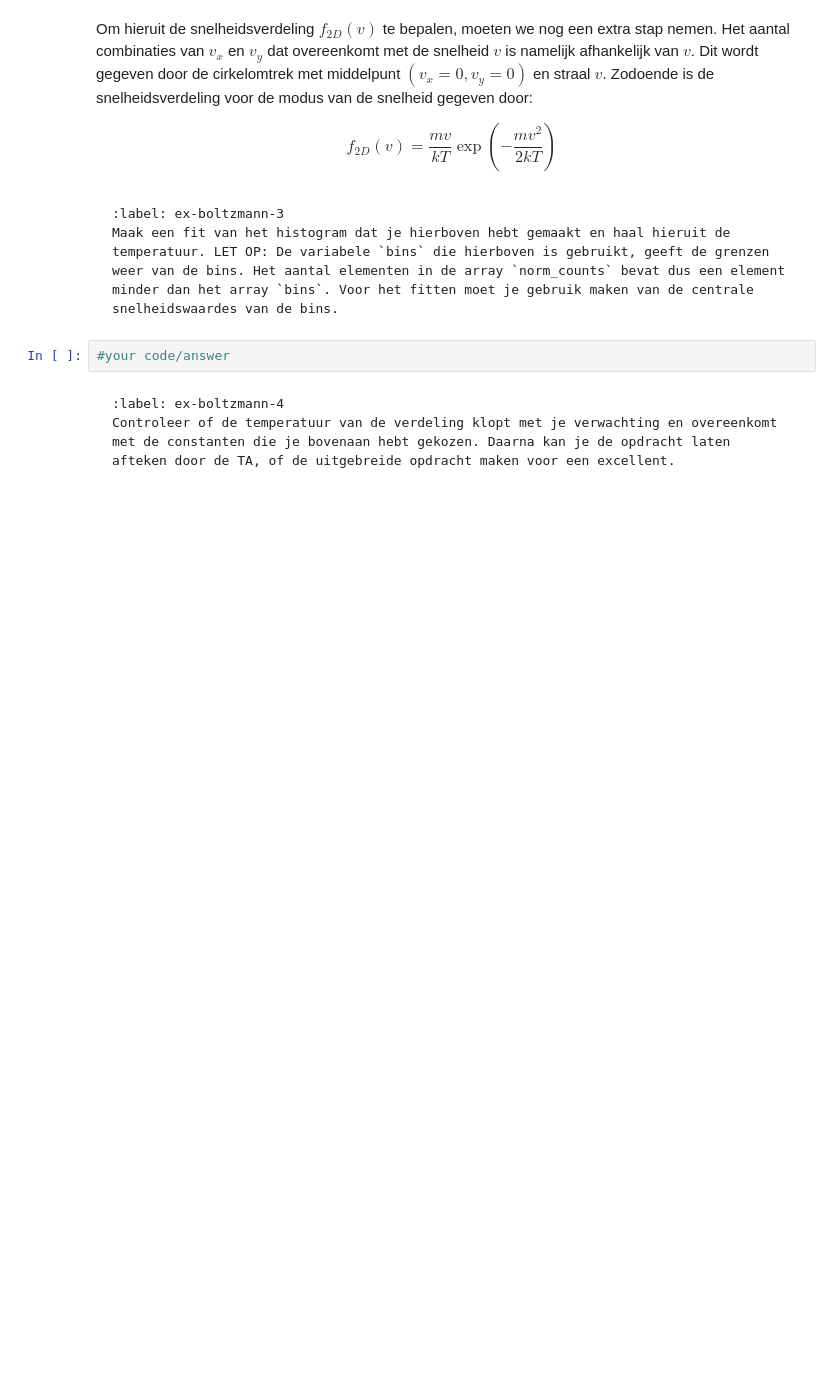
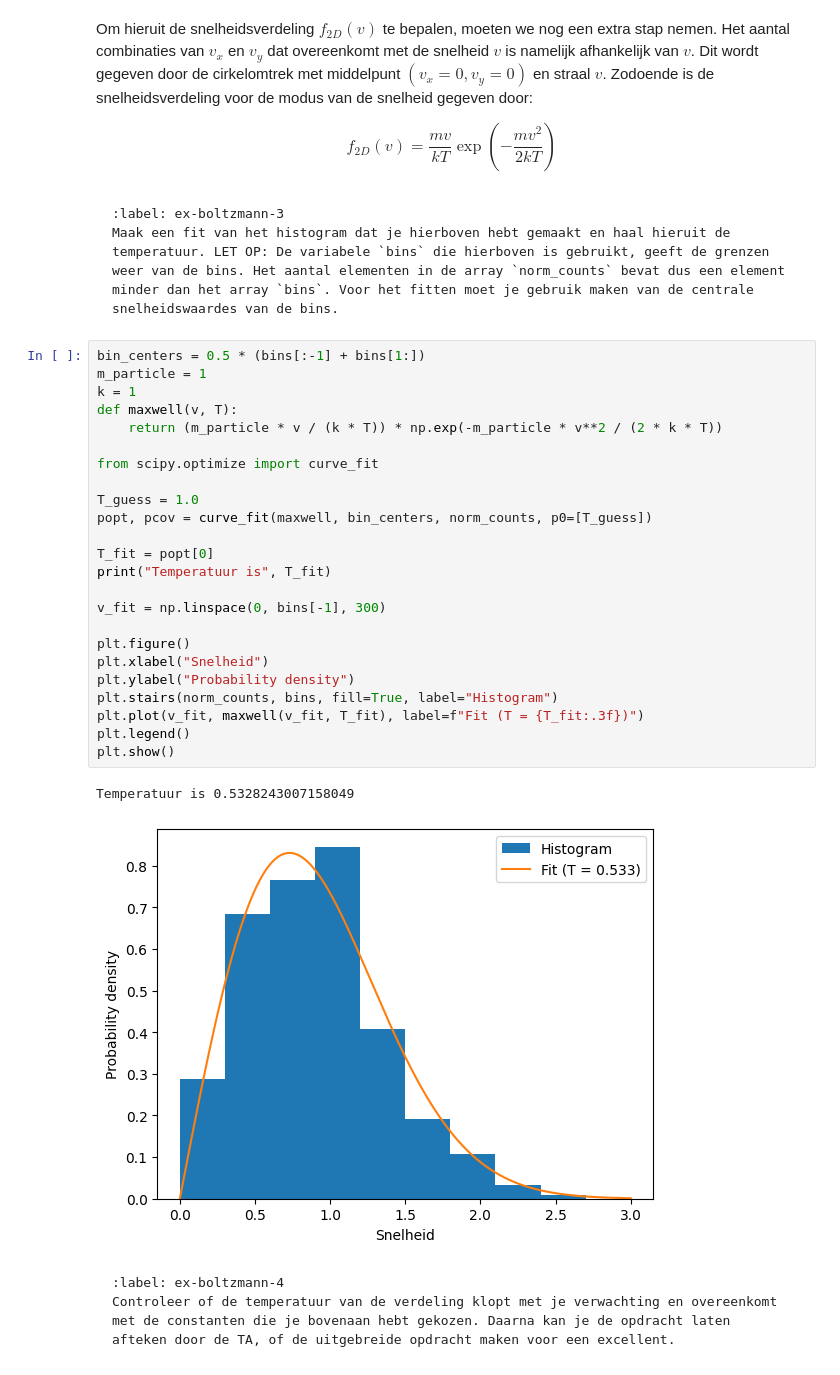
Before and after one commit to felicievdl/Felicie-Amelie, a Jupyter notebook: Content/PySim/6_boltzmann.ipynb, the cells around one changed output. Saved outputs shown, nothing was run; the diff lists cells and outputs as text; blank space fills up the shorter version.

````diff
--- a/Content/PySim/6_boltzmann.ipynb
+++ b/Content/PySim/6_boltzmann.ipynb
@@ -331,7 +333,32 @@ $$
 Maak een fit van het histogram dat je hierboven hebt gemaakt en haal hieruit de temperatuur. LET OP: De variabele `bins` die hierboven is gebruikt, geeft de grenzen weer van de bins. Het aantal elementen in de array `norm_counts` bevat dus een element minder dan het array `bins`. Voor het fitten moet je gebruik maken van de centrale snelheidswaardes van de bins.
 ```
 # %%
-#your code/answer
+bin_centers = 0.5 * (bins[:-1] + bins[1:])
+m_particle = 1
+k = 1
+def maxwell(v, T):
+    return (m_particle * v / (k * T)) * np.exp(-m_particle * v**2 / (2 * k * T))
+
+from scipy.optimize import curve_fit
+
+T_guess = 1.0
+popt, pcov = curve_fit(maxwell, bin_centers, norm_counts, p0=[T_guess])
+
+T_fit = popt[0]
+print("Temperatuur is", T_fit)
+
+v_fit = np.linspace(0, bins[-1], 300)
+
+plt.figure()
+plt.xlabel("Snelheid")
+plt.ylabel("Probability density")
+plt.stairs(norm_counts, bins, fill=True, label="Histogram")
+plt.plot(v_fit, maxwell(v_fit, T_fit), label=f"Fit (T = {T_fit:.3f})")
+plt.legend()
+plt.show()
+# %% [output]
+Temperatuur is 0.5328243007158049
+[figure, added]
 # %% [markdown]
 ```{exercise}
 :label: ex-boltzmann-4
````
Also changed, not shown: parts of 4 cells of this notebook.
